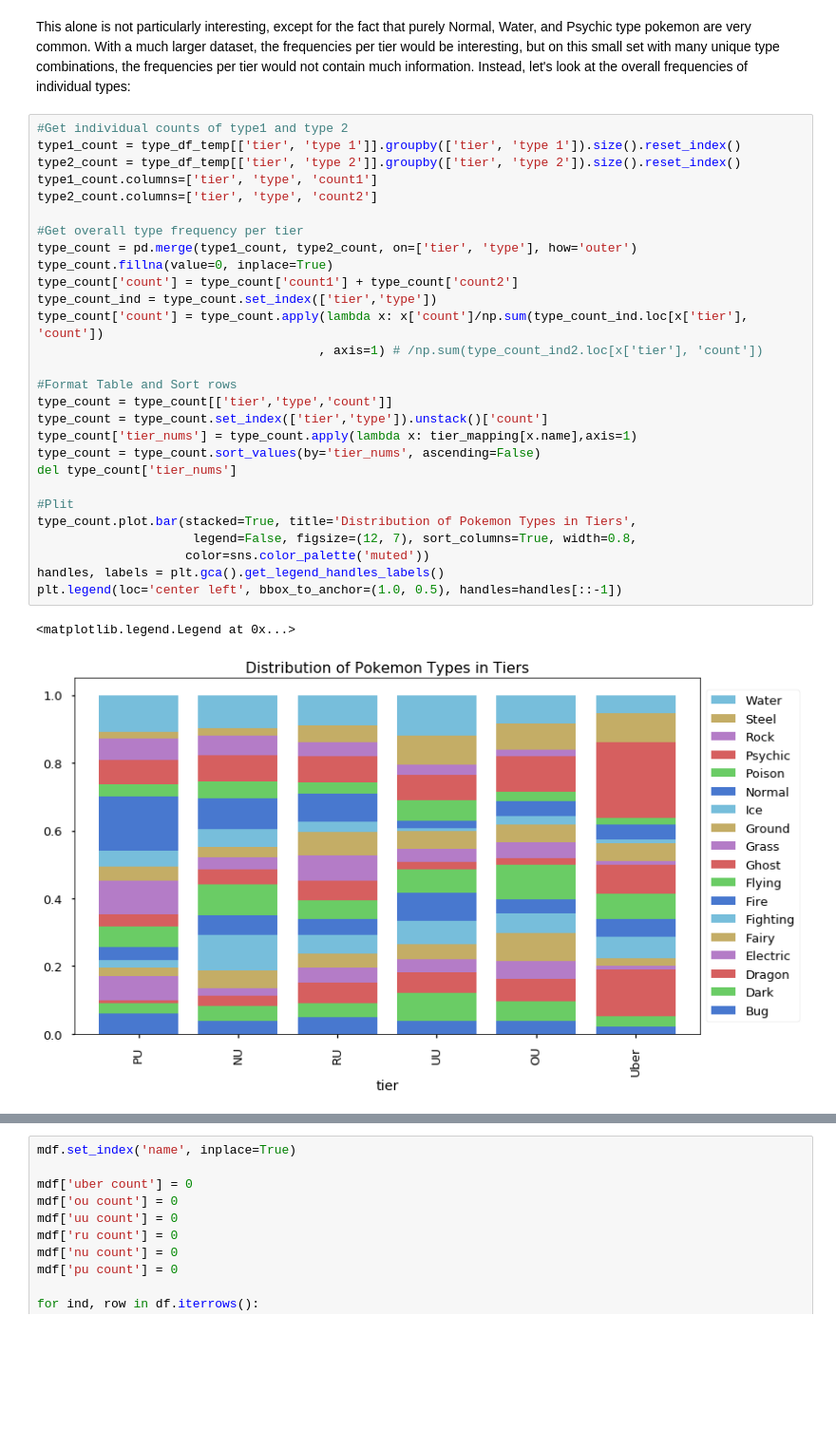
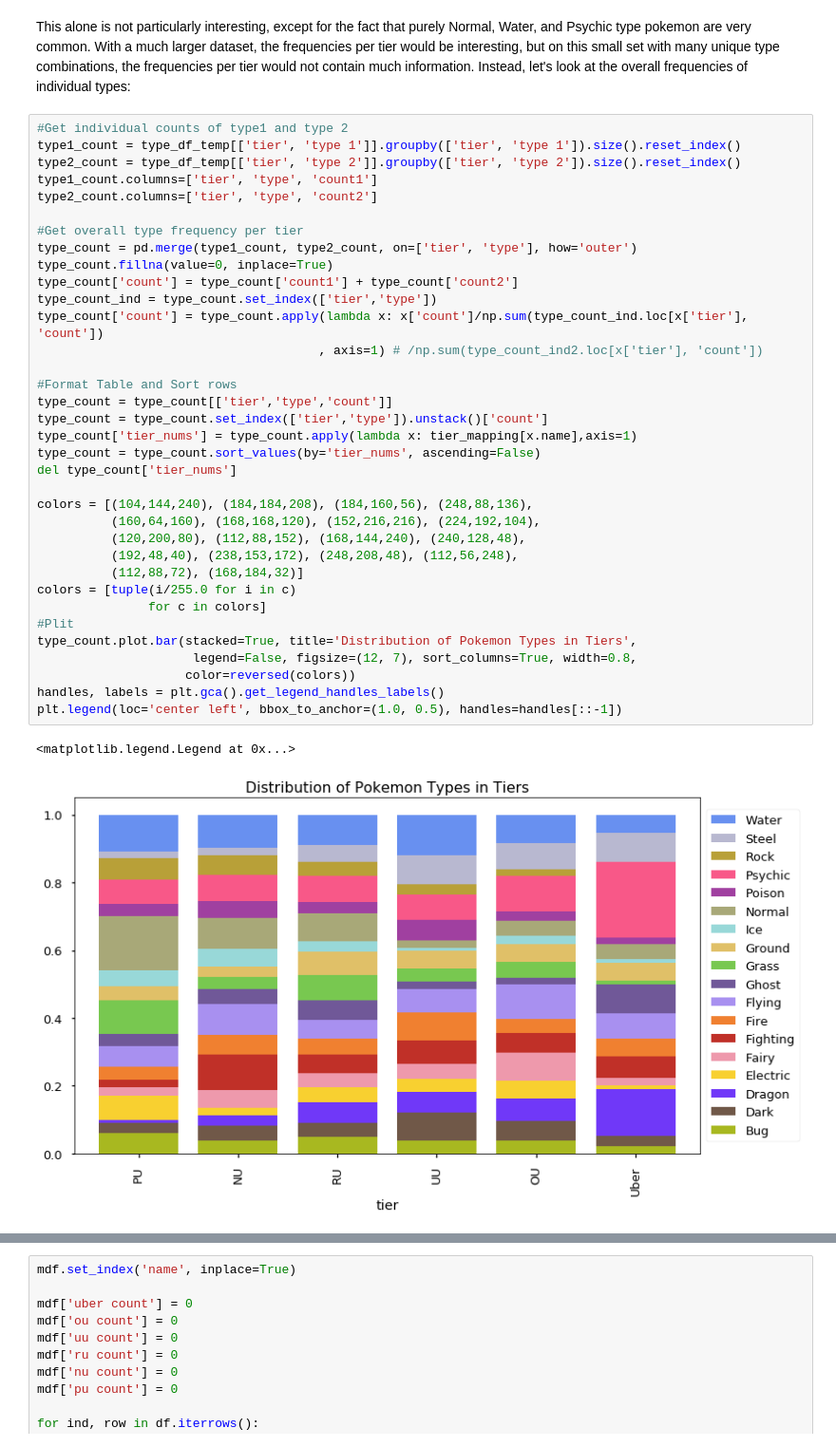
Before and after one commit to n2cholas/pokemon-analysis, a Jupyter notebook: Pokemon-Analysis.ipynb, the cells around one changed output, grey strips where cells are left out. Shown at 95% size. Saved outputs shown, nothing was run; the diff lists cells and outputs as text; blank space fills up the shorter version.

```diff
--- a/Pokemon-Analysis.ipynb
+++ b/Pokemon-Analysis.ipynb
@@ -382,32 +382,39 @@ This alone is not particularly interesting, except for the fact that purely Norm
 # %%
 #Get individual counts of type1 and type 2
 type1_count = type_df_temp[['tier', 'type 1']].groupby(['tier', 'type 1']).size().reset_index()
 type2_count = type_df_temp[['tier', 'type 2']].groupby(['tier', 'type 2']).size().reset_index()
 type1_count.columns=['tier', 'type', 'count1']
 type2_count.columns=['tier', 'type', 'count2']
 
 #Get overall type frequency per tier
 type_count = pd.merge(type1_count, type2_count, on=['tier', 'type'], how='outer')
 type_count.fillna(value=0, inplace=True)
 type_count['count'] = type_count['count1'] + type_count['count2']
 type_count_ind = type_count.set_index(['tier','type'])
 type_count['count'] = type_count.apply(lambda x: x['count']/np.sum(type_count_ind.loc[x['tier'], 'count'])
                                       , axis=1) # /np.sum(type_count_ind2.loc[x['tier'], 'count'])
 
 #Format Table and Sort rows
 type_count = type_count[['tier','type','count']]
 type_count = type_count.set_index(['tier','type']).unstack()['count']
 type_count['tier_nums'] = type_count.apply(lambda x: tier_mapping[x.name],axis=1)
 type_count = type_count.sort_values(by='tier_nums', ascending=False)
 del type_count['tier_nums']
 
+colors = [(104,144,240), (184,184,208), (184,160,56), (248,88,136),
+          (160,64,160), (168,168,120), (152,216,216), (224,192,104),
+          (120,200,80), (112,88,152), (168,144,240), (240,128,48),
+          (192,48,40), (238,153,172), (248,208,48), (112,56,248),
+          (112,88,72), (168,184,32)]
+colors = [tuple(i/255.0 for i in c)
+               for c in colors]
 #Plit
 type_count.plot.bar(stacked=True, title='Distribution of Pokemon Types in Tiers',
                      legend=False, figsize=(12, 7), sort_columns=True, width=0.8,
-                    color=sns.color_palette('muted'))
+                    color=reversed(colors))
 handles, labels = plt.gca().get_legend_handles_labels()
 plt.legend(loc='center left', bbox_to_anchor=(1.0, 0.5), handles=handles[::-1])
 # %% [output]
 <matplotlib.legend.Legend at 0x...>
-[figure, old version]
+[figure, new version]
 # %% [markdown]
```
Also changed, not shown: parts of 20 cells of this notebook.
